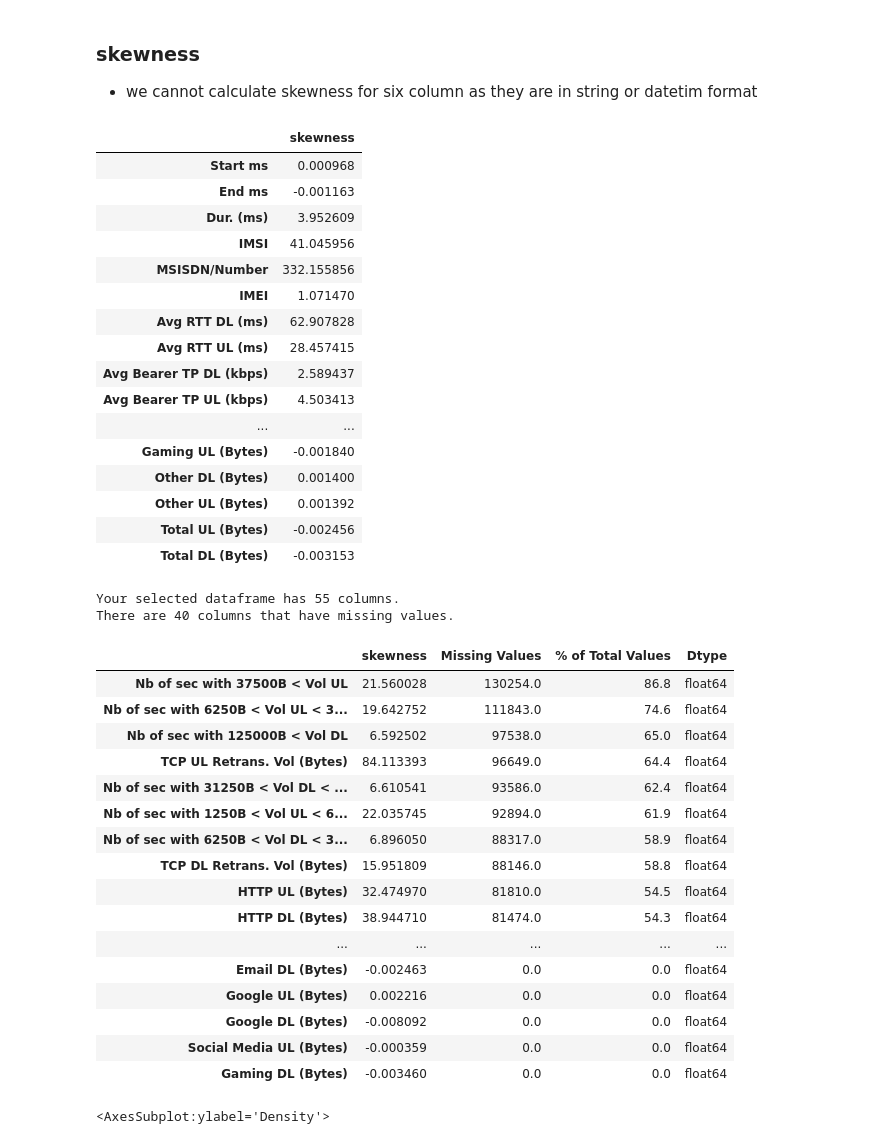
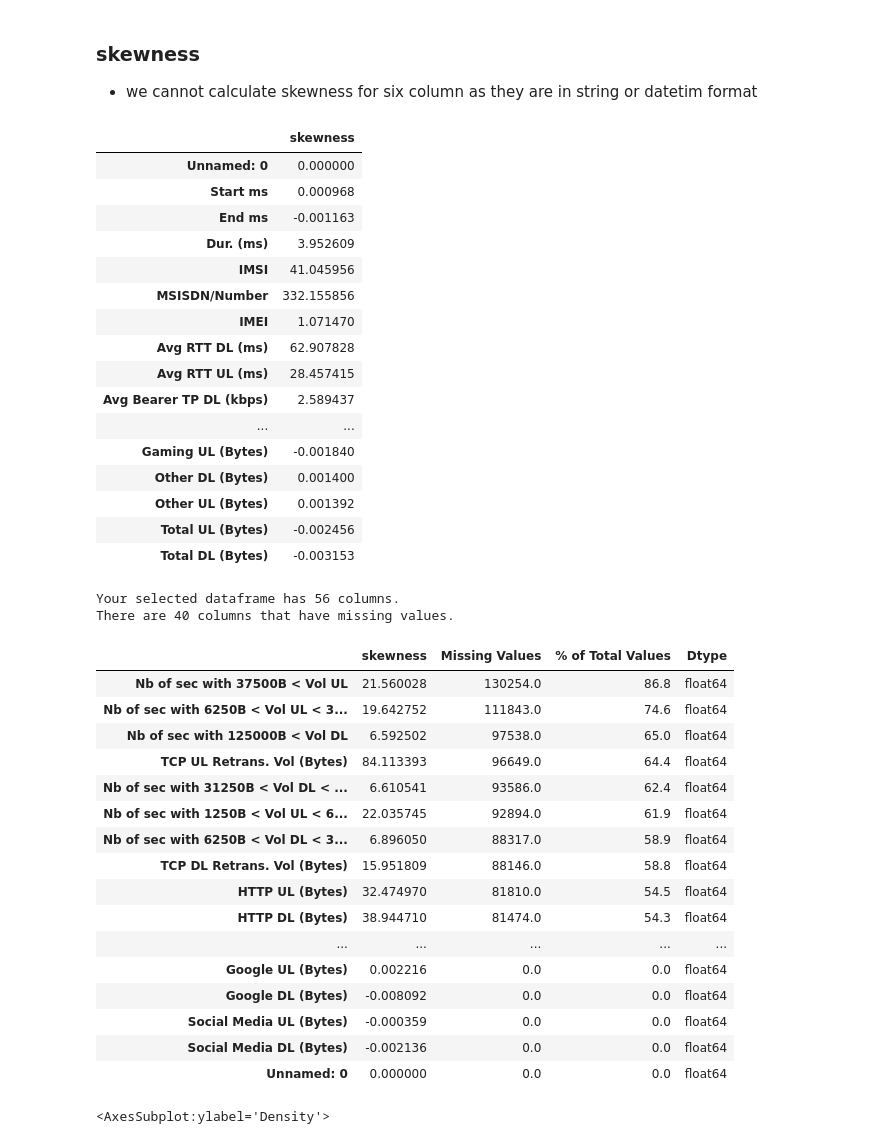
Before and after one commit to degagawolde/User-Analytics-Telecommunication-Industry, a Jupyter notebook: notebook/Data-Cleaning-Transforming-Extraction.ipynb, the cells around one changed output. Saved outputs shown, nothing was run; the diff lists cells and outputs as text; code cells hidden in the pictures.

```diff
--- a/notebook/Data-Cleaning-Transforming-Extraction.ipynb
+++ b/notebook/Data-Cleaning-Transforming-Extraction.ipynb
@@ -178,10 +179,11 @@ There are 40 columns that have missing values.
 - we cannot calculate skewness for six column as they are in string or datetim format
 # %%
 data_info = DataFrameInformation(df_from_excell)
-df_skewness = data_info.get_skewness()
+df_skewness = data_info.get_skewness(df_from_excell)
 df_skewness
 # %% [output]
 |  | skewness |
+| Unnamed: 0 | 0.000000 |
 | Start ms | 0.000968 |
 | End ms | -0.001163 |
 | Dur. (ms) | 3.952609 |
@@ -191,7 +193,6 @@ df_skewness
 | Avg RTT DL (ms) | 62.907828 |
 | Avg RTT UL (ms) | 28.457415 |
 | Avg Bearer TP DL (kbps) | 2.589437 |
-| Avg Bearer TP UL (kbps) | 4.503413 |
 | ... | ... |
 | Gaming UL (Bytes) | -0.001840 |
 | Other DL (Bytes) | 0.001400 |
@@ -199,28 +200,28 @@ df_skewness
 | Total UL (Bytes) | -0.002456 |
 | Total DL (Bytes) | -0.003153 |
 # %%
-df = data_info.get_skewness_missing_count()
+df = data_info.get_skewness_missing_count(df_from_excell)
 df
 # %% [output]
-Your selected dataframe has 55 columns.
+Your selected dataframe has 56 columns.
 There are 40 columns that have missing values.
 |  | skewness | Missing Values | % of Total Values | Dtype |
 | Nb of sec with 37500B < Vol UL | 21.560028 | 130254.0 | 86.8 | float64 |
 | Nb of sec with 6250B < Vol UL < 3... | 19.642752 | 111843.0 | 74.6 | float64 |
 | Nb of sec with 125000B < Vol DL | 6.592502 | 97538.0 | 65.0 | float64 |
 | TCP UL Retrans. Vol (Bytes) | 84.113393 | 96649.0 | 64.4 | float64 |
 | Nb of sec with 31250B < Vol DL < ... | 6.610541 | 93586.0 | 62.4 | float64 |
 | Nb of sec with 1250B < Vol UL < 6... | 22.035745 | 92894.0 | 61.9 | float64 |
 | Nb of sec with 6250B < Vol DL < 3... | 6.896050 | 88317.0 | 58.9 | float64 |
 | TCP DL Retrans. Vol (Bytes) | 15.951809 | 88146.0 | 58.8 | float64 |
 | HTTP UL (Bytes) | 32.474970 | 81810.0 | 54.5 | float64 |
 | HTTP DL (Bytes) | 38.944710 | 81474.0 | 54.3 | float64 |
 | ... | ... | ... | ... | ... |
-| Email DL (Bytes) | -0.002463 | 0.0 | 0.0 | float64 |
 | Google UL (Bytes) | 0.002216 | 0.0 | 0.0 | float64 |
 | Google DL (Bytes) | -0.008092 | 0.0 | 0.0 | float64 |
 | Social Media UL (Bytes) | -0.000359 | 0.0 | 0.0 | float64 |
-| Gaming DL (Bytes) | -0.003460 | 0.0 | 0.0 | float64 |
+| Social Media DL (Bytes) | -0.002136 | 0.0 | 0.0 | float64 |
+| Unnamed: 0 | 0.000000 | 0.0 | 0.0 | float64 |
 # %%
 df_from_excell['Nb of sec with Vol UL < 1250B'].plot(kind='kde')
 # MSISDN/Number
```
Also changed, not shown: parts of 21 cells of this notebook, 6 other files.
